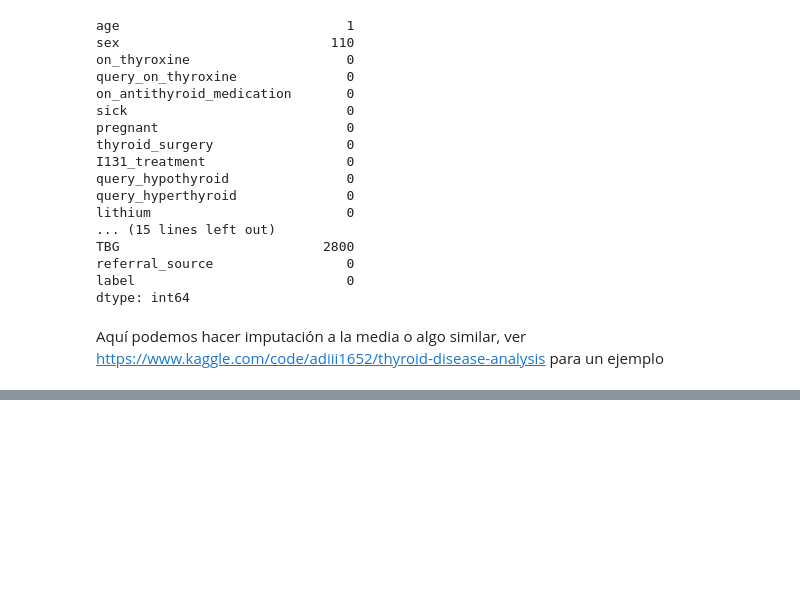
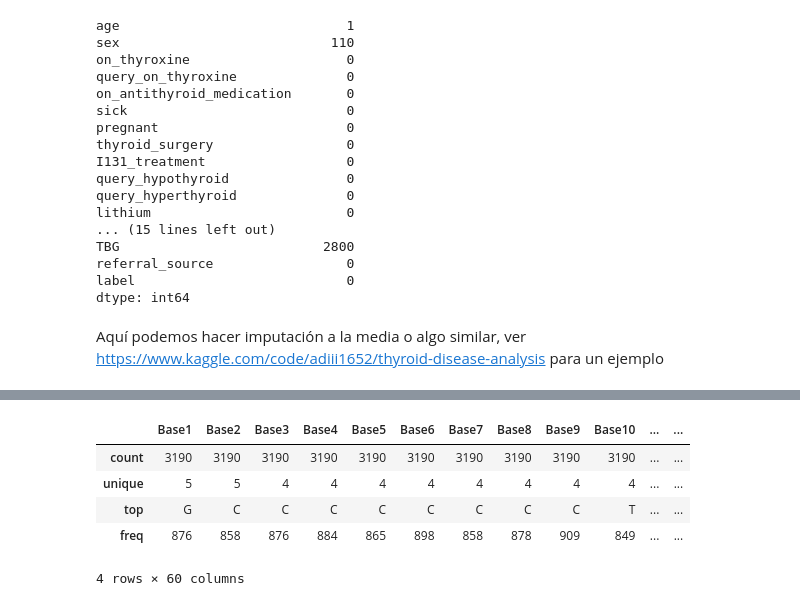
Before and after one commit to pablogormi/TFM, a Jupyter notebook: codigo/main.ipynb, the cells around one changed output, grey strips where cells are left out. Drawn from its saved outputs; the diff is of its cells as text; code cells hidden in the pictures; blank space fills up the shorter version.

```diff
--- a/codigo/main.ipynb
+++ b/codigo/main.ipynb
@@ -247,0 +276,5 @@ model = TINTO(problem="classification", blur=True)
+# %%
+molecular_biology_splice_junction_gene_sequences = fetch_ucirepo(id=69)
+# %%
+X = molecular_biology_splice_junction_gene_sequences.data.features
+y = molecular_biology_splice_junction_gene_sequences.data.targets
@@ -247,0 +313,9 @@ model = TINTO(problem="classification", blur=True)
+# %%
+X.describe()
+# %% [output]
+|  | Base1 | Base2 | Base3 | Base4 | Base5 | Base6 | Base7 | Base8 | Base9 | Base10 | ... | ... |
+| count | 3190 | 3190 | 3190 | 3190 | 3190 | 3190 | 3190 | 3190 | 3190 | 3190 | ... | ... |
+| unique | 5 | 5 | 4 | 4 | 4 | 4 | 4 | 4 | 4 | 4 | ... | ... |
+| top | G | C | C | C | C | C | C | C | C | T | ... | ... |
+| freq | 876 | 858 | 876 | 884 | 865 | 898 | 858 | 878 | 909 | 849 | ... | ... |
+4 rows × 60 columns
```
Also changed, not shown: parts of 9 cells of this notebook, 2 other files.
